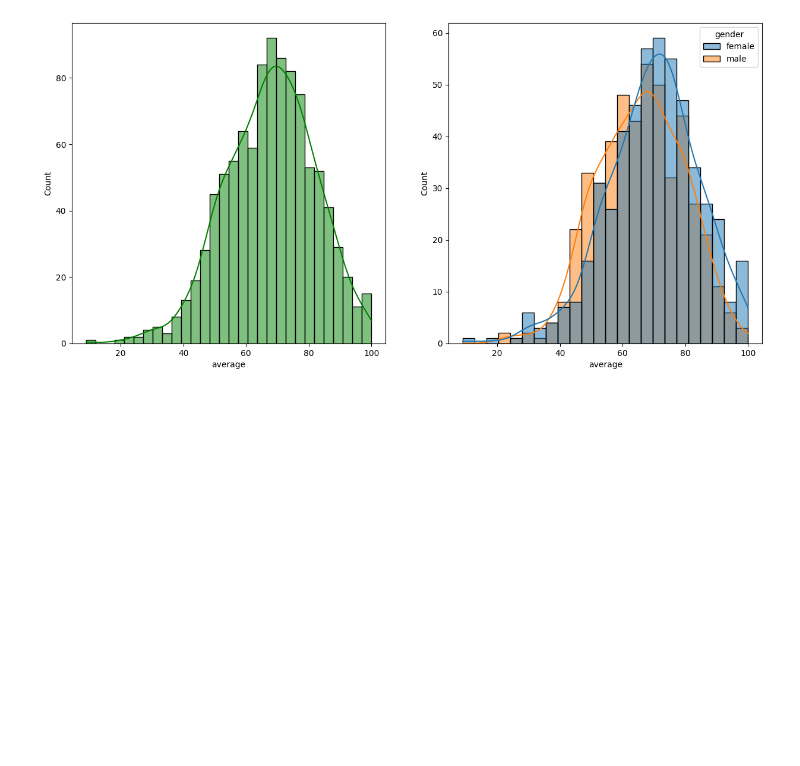
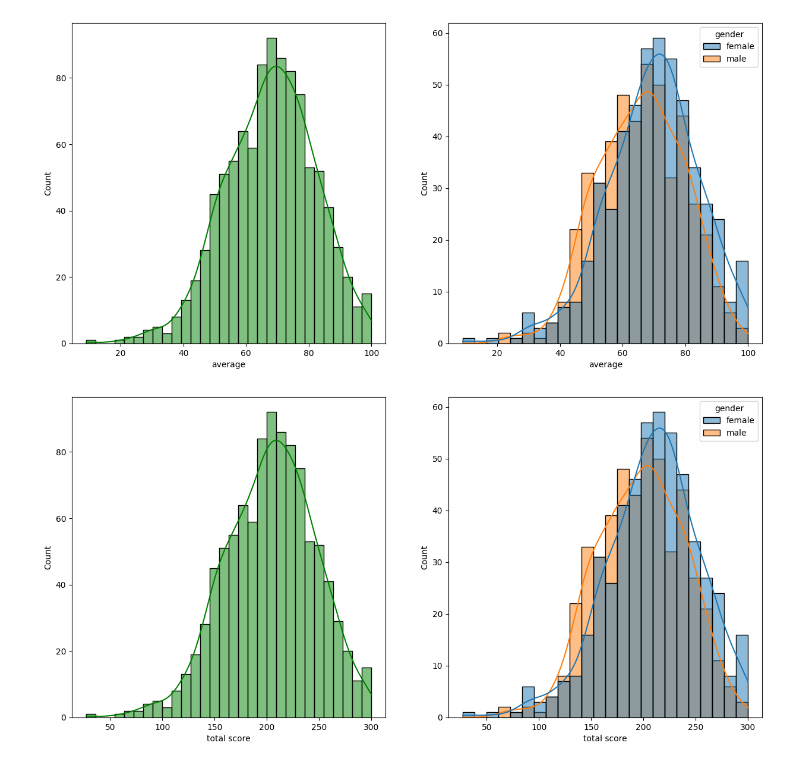
Before and after one commit to Prateek07-Kumar/End-To-End-ML-Project-With-Deployment, a Jupyter notebook: notebook/EDA-STUDENT-PERFORMANCE .ipynb, the cells around one changed output. Saved outputs shown, nothing was run; the diff lists cells and outputs as text; code cells hidden in the pictures; blank space fills up the shorter version.

```diff
--- a/notebook/EDA-STUDENT-PERFORMANCE .ipynb
+++ b/notebook/EDA-STUDENT-PERFORMANCE .ipynb
@@ -168,3 +168,12 @@ sns.histplot(data=df,x='average',kde=True,hue='gender')
 plt.show()
 # %% [output]
 [figure]
+# %%
+fig, axs = plt.subplots(1, 2, figsize=(15, 7))
+plt.subplot(121)
+sns.histplot(data=df,x='total score',bins=30,kde=True,color='g')
+plt.subplot(122)
+sns.histplot(data=df,x='total score',kde=True,hue='gender')
+plt.show()
+# %% [output]
+[figure, added]
```
